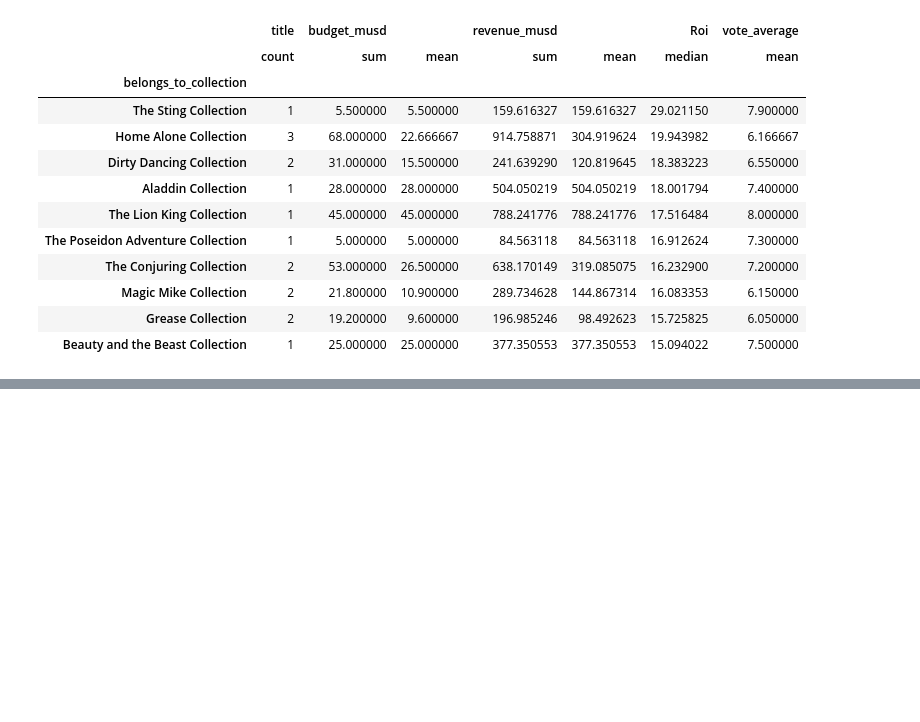
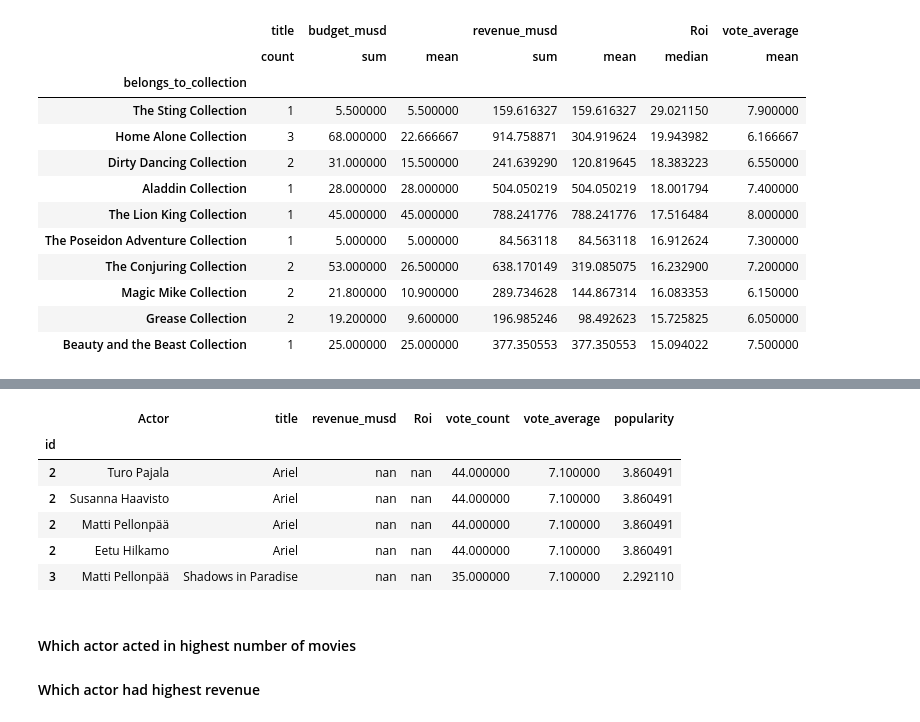
Before and after one commit to SeshSai/DataAnalysis-with-Pandas, a Jupyter notebook: Movies_data_analysis/Movie_dataset_Analysis - Part -2.ipynb, the cells around one changed output, grey strips where cells are left out. Cells and saved outputs as stored; diff of their text form; code cells hidden in the pictures; blank space fills up the shorter version.

```diff
--- a/Movies_data_analysis/Movie_dataset_Analysis - Part -2.ipynb
+++ b/Movies_data_analysis/Movie_dataset_Analysis - Part -2.ipynb
@@ -231,0 +348,7 @@ frachise_data[frachise_data[('vote_average','mean')]>=6].nlargest(10,('Roi', 'me
+# %%
+#Now the inner level 1 index is not so useful which is repeating for every outer level index
+#We will drop that column
+actors = actors.stack().reset_index(level = 1, drop = True).to_frame()
+# %%
+### Now we will rename our column to Actor
+actors.columns = ['Actor']
@@ -231,0 +365,19 @@ frachise_data[frachise_data[('vote_average','mean')]>=6].nlargest(10,('Roi', 'me
+# %%
+#Now based on film id index we will take required columns from original data frame and merge them.
+#The merge is done in way that the resultant data frame will have all the rows from the actors data frame and we will add other data from
+#the original data frame where the film id matches.
+
+actors = actors.merge(data[['title','revenue_musd','Roi','vote_count','vote_average','popularity']],how = 'left',left_index = True,right_index = True)
+# %%
+actors.head(5)
+# %% [output]
+|  | Actor | title | revenue_musd | Roi | vote_count | vote_average | popularity |
+| id |  |  |  |  |  |  |  |
+| 2 | Turo Pajala | Ariel | nan | nan | 44.000000 | 7.100000 | 3.860491 |
+| 2 | Susanna Haavisto | Ariel | nan | nan | 44.000000 | 7.100000 | 3.860491 |
+| 2 | Matti Pellonpää | Ariel | nan | nan | 44.000000 | 7.100000 | 3.860491 |
+| 2 | Eetu Hilkamo | Ariel | nan | nan | 44.000000 | 7.100000 | 3.860491 |
+| 3 | Matti Pellonpää | Shadows in Paradise | nan | nan | 35.000000 | 7.100000 | 2.292110 |
+# %% [markdown]
+#### Which actor acted in highest number of movies
+#### Which actor had highest revenue
```
Also changed, not shown: parts of 21 cells of this notebook.
